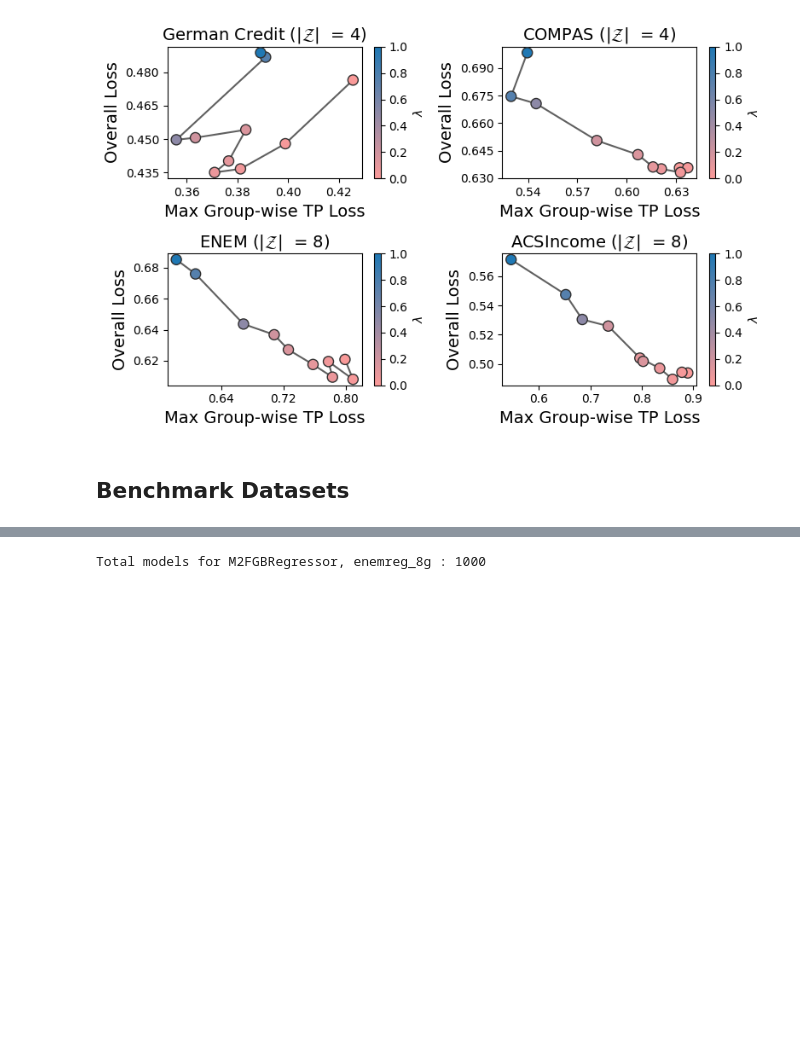
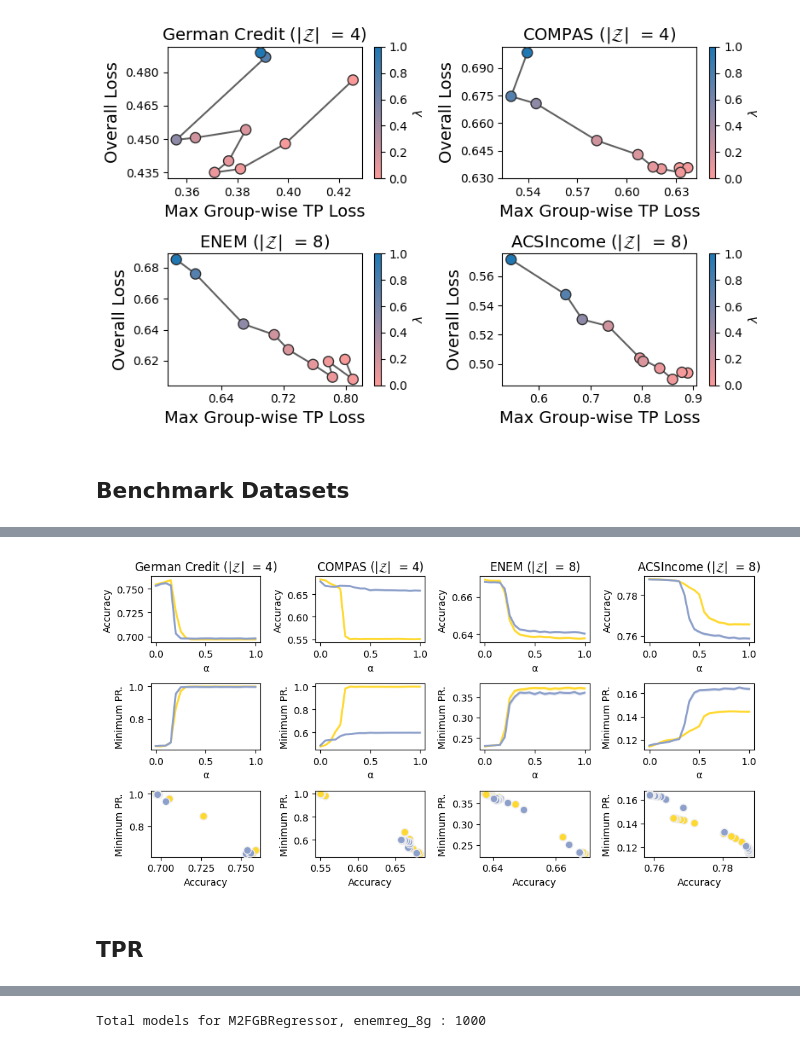
Before and after one commit to hiaac-finance/m2fgb, a Jupyter notebook: notebooks/plot_results.ipynb, the cells around one changed output, grey strips where cells are left out. Drawn from its saved outputs; the diff is of its cells as text; code cells hidden in the pictures; blank space fills up the shorter version.

```diff
--- a/notebooks/plot_results.ipynb
+++ b/notebooks/plot_results.ipynb
@@ -617,0 +438,12 @@ ax.axis("off")
+# %%
+perf_metric = "acc"
+fair_metric = "min_pr"
+dataset_list = ["german_4g", "compas_4g", "enem_8g", "acsincome_8g"]
+method_list = ["M2FGBClassifier",  "LGBMClassifier"]
+df_results = summary_experiment(
+    perf_metric,
+    fair_metric,
+    dataset_list,
+    method_list,
+    use_best_model=True,
+)
@@ -617,0 +459,25 @@ ax.axis("off")
+# %%
+fig, axs = plt.subplots(nrows = 3, ncols = len(dataset_list), figsize = (2.4 * len(dataset_list), 5))
+if len(dataset_list) == 1:
+    axs = np.array(axs).reshape(-1, 1)
+
+for i, dataset in enumerate(dataset_list):
+    plot_results(axs[:, i], df_results[df_results.dataset == dataset], perf_metric, fair_metric)
+    n_groups = int(dataset.split("_")[1][:-1])
+    dataset = dataset.split("_")[0]
+    axs[0, i].set_title(dataset_names[dataset] + " (|$\mathcal{Z}$|  " + f"= {n_groups})")
+    for j in range(2):
+        axs[j, i].set_xlabel("α")
+        #axs[j, i].set_xlim(0, 0.7)
+    axs[0, i].set_ylabel("Accuracy")
+    axs[1, i].set_ylabel("Minimum PR.")
+
+    axs[2, i].set_xlabel("Accuracy")
+    axs[2, i].set_ylabel("Minimum PR.")
+
+plt.tight_layout()
+plt.savefig("../figs/bench_pr.pdf", dpi = 300)
+# %% [output]
+[figure, added]
+# %% [markdown]
+## TPR
```
Also changed, not shown: parts of 40 cells of this notebook, 3 other files.
